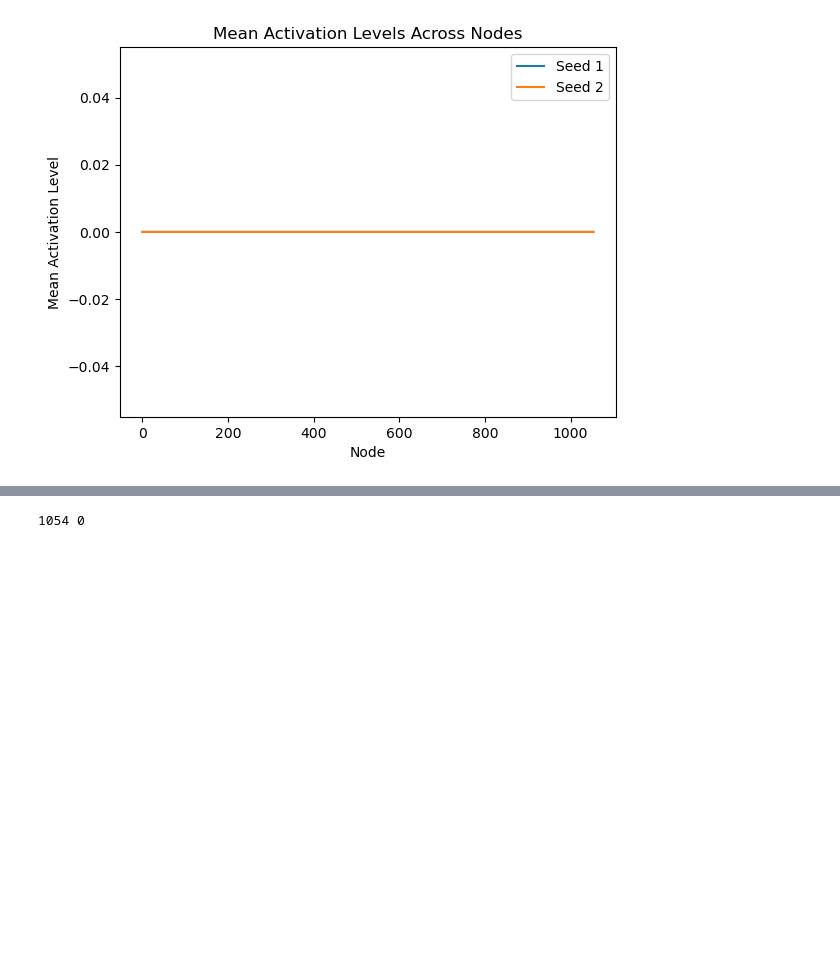
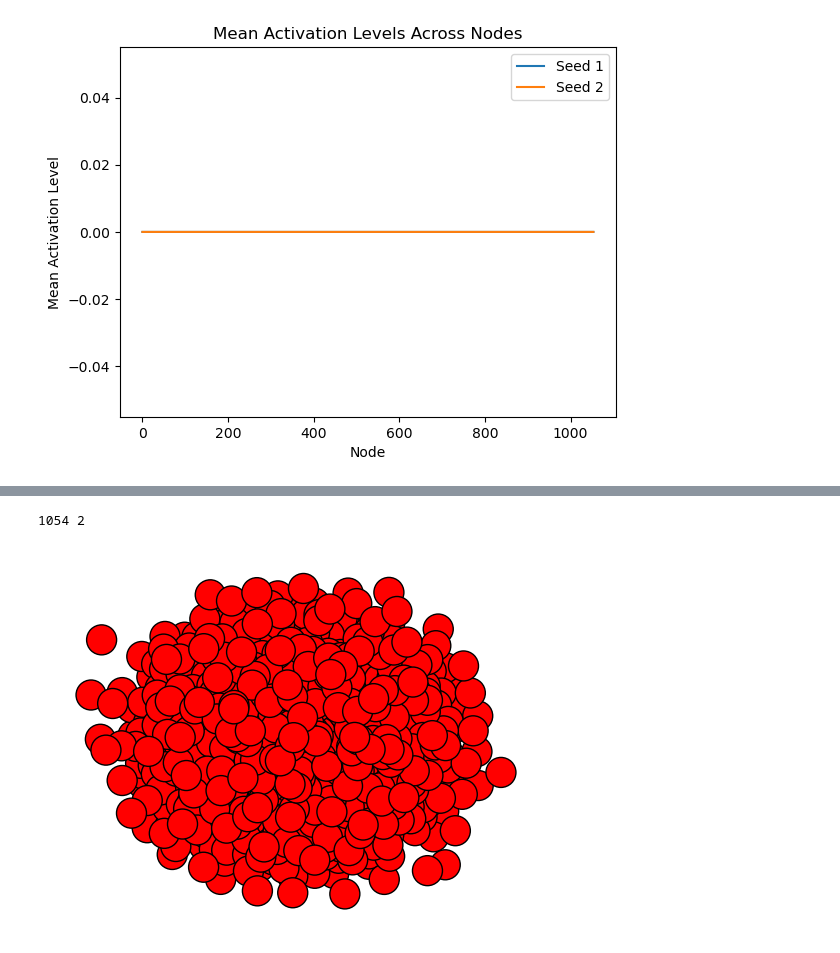
Before and after one commit to gabridele/linear-threshold-model, a Jupyter notebook: try1.ipynb, the cells around one changed output, grey strips where cells are left out. Saved outputs shown, nothing was run; the diff lists cells and outputs as text; code cells hidden in the pictures; blank space fills up the shorter version.

```diff
--- a/try1.ipynb
+++ b/try1.ipynb
@@ -214,14 +214,15 @@ TypeError: plotting not available
 # %%
-g = Graph.Read_Adjacency('/Users/gabrieledele/Desktop/Hub_identification/gabriele_sc_connectomes/connectome_sub-102513.csv', sep=',')
+g = Graph.Read_Adjacency('/home/gabridele/Desktop/connectome_sub-100610.csv', sep=',')
 
 vs = VertexSeq(g)
 
 nodes = Graph.vcount(g)
 edg = Graph.ecount(g)
 print(nodes, edg)
 
 #g = Graph.Watts_Strogatz(dim=1, size=10, nei=10, p=0.3)
-#plot(g)
-#plt.show()
+plot(g)
+plt.show()
 # %% [output]
-1054 0
+1054 2
+[figure, added]
```
Also changed, not shown: parts of 35 cells of this notebook.
